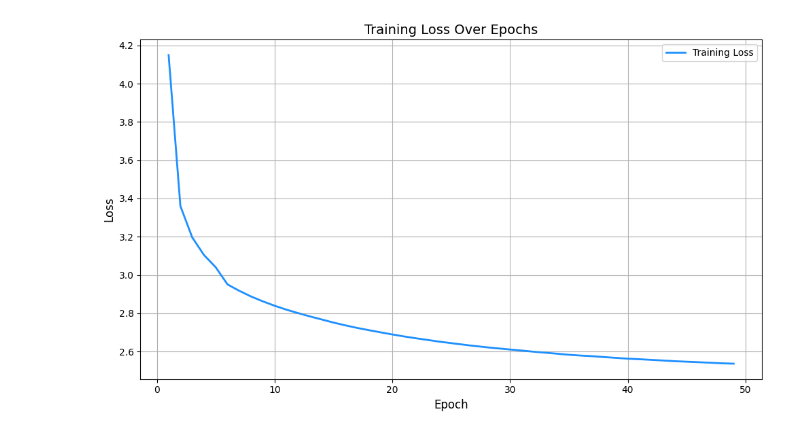
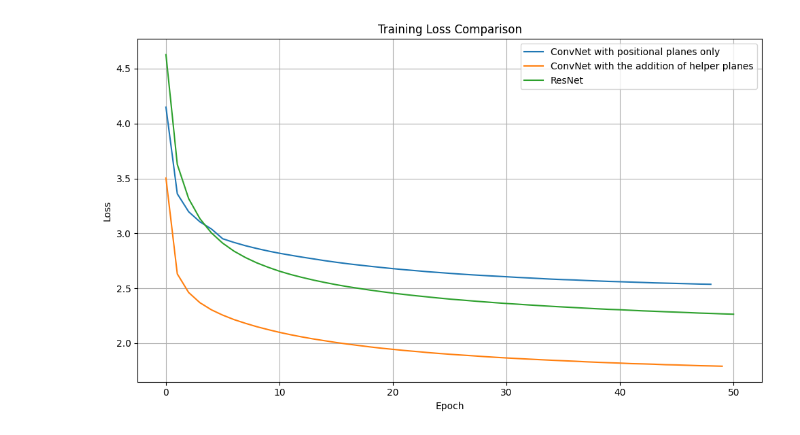
Before and after one commit to GeorgeZisis95/machine-learning-chess, a Jupyter notebook: plots.ipynb, the cells around one changed output. Saved outputs shown, nothing was run; the diff lists cells and outputs as text; code cells hidden in the pictures.

```diff
--- a/plots.ipynb
+++ b/plots.ipynb
@@ -4,24 +4,30 @@ import torch
 # %%
-loss_data = torch.load("data/loss/loss_log_1.pt")
-train_losses = loss_data["train_losses"]
-
-# train_losses = [4.1496, 3.3603, 3.1971, 3.1045, 3.0404, 2.9509, 2.9173, 2.8877, 2.8623, 2.8393, 2.8188,
-#                 2.8007, 2.7834, 2.7675, 2.7513, 2.7370, 2.7235, 2.7116, 2.7002, 2.6892, 2.6787, 2.6692,
-#                 2.6604, 2.6514, 2.6438, 2.6361, 2.6288, 2.6222, 2.6162, 2.6105, 2.6050, 2.5989, 2.5938,
-#                 2.5884, 2.5830, 2.5787, 2.5755, 2.5708, 2.5667, 2.5626, 2.5596, 2.5563, 2.5530, 2.5493,
-#                 2.5467, 2.5441, 2.5413, 2.5383, 2.5364,]
-
-epochs = list(range(1, len(train_losses) + 1))
-
-plt.figure(figsize=(10, 6))
-plt.plot(epochs, train_losses, label='Training Loss', color='dodgerblue', linewidth=2)
-plt.xlabel('Epoch', fontsize=12)
-plt.ylabel('Loss', fontsize=12)
-plt.title('Training Loss Over Epochs', fontsize=14)
-plt.grid(True)
-plt.legend()
-plt.tight_layout()
-plt.savefig("training_loss.png", dpi=150)  # Optional: save the figure
-plt.show()
+# Load the losses from .pt files
+loss1 = torch.load('data/loss/loss_log_1.pt')
+loss2 = torch.load('data/loss/loss_log_2.pt')
+loss3 = torch.load('data/loss/loss_log_3.pt')
-# %% [output]
-[figure, removed]
+# %%
+loss1 = loss1["train_losses"]
+loss2 = loss2["train_losses"]
+loss3 = loss3["train_losses"]
+# %%
+# Convert to numpy arrays if they are tensors
+loss1 = loss1.numpy() if isinstance(loss1, torch.Tensor) else loss1
+loss2 = loss2.numpy() if isinstance(loss2, torch.Tensor) else loss2
+loss3 = loss3.numpy() if isinstance(loss3, torch.Tensor) else loss3
+
+# Plotting
+plt.figure(figsize=(10, 6))
+plt.plot(loss1, label='ConvNet with positional planes only')
+plt.plot(loss2, label='ConvNet with the addition of helper planes')
+plt.plot(loss3, label='ResNet')
+
+plt.xlabel('Epoch')
+plt.ylabel('Loss')
+plt.title('Training Loss Comparison')
+plt.legend()
+plt.grid(True)
+plt.tight_layout()
+plt.show()
+# %% [output]
+[figure, added]
```
Also changed, not shown: parts of 1 cell of this notebook, 8 other files.
